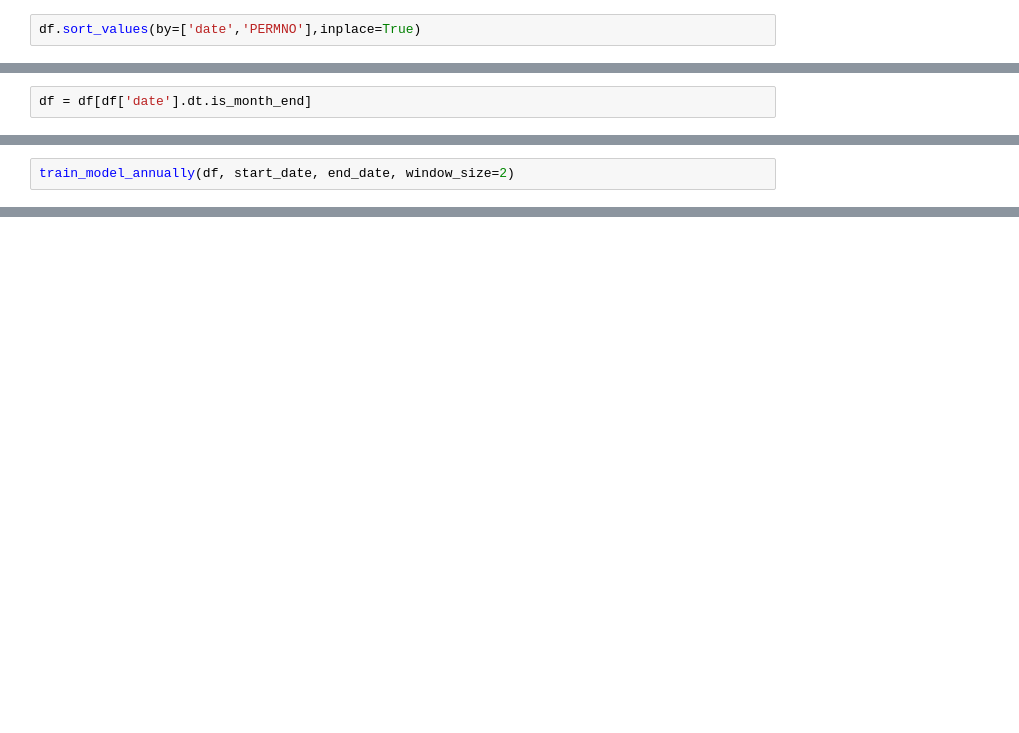
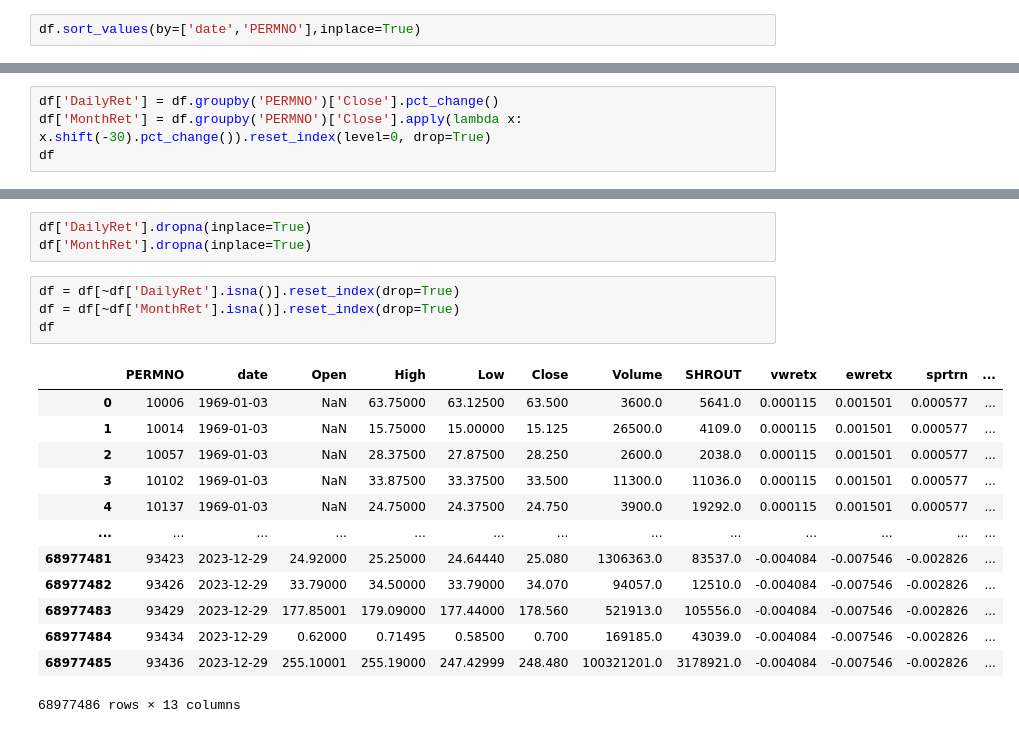
Before and after one commit to tushar2407/MGTF430, a Jupyter notebook: constantq.ipynb, the cells around one changed output, grey strips where cells are left out. Saved outputs shown, nothing was run; the diff lists cells and outputs as text; blank space fills up the shorter version.

```diff
--- a/constantq.ipynb
+++ b/constantq.ipynb
@@ -55,2 +18,0 @@ df
-# %%
-df = df[df['date'].dt.is_month_end]
@@ -304,2 +18,0 @@ warnings.filterwarnings('ignore')
-# %%
-train_model_annually(df, start_date, end_date, window_size=2)
@@ -323,0 +19,4 @@ Train loss: 0.24311377108097076
+# %%
+df['DailyRet'] = df.groupby('PERMNO')['Close'].pct_change()
+df['MonthRet'] = df.groupby('PERMNO')['Close'].apply(lambda x: x.shift(-30).pct_change()).reset_index(level=0, drop=True)
+df
@@ -323,0 +37,21 @@ Train loss: 0.24311377108097076
+# %%
+df['DailyRet'].dropna(inplace=True)
+df['MonthRet'].dropna(inplace=True)
+# %%
+df = df[~df['DailyRet'].isna()].reset_index(drop=True)
+df = df[~df['MonthRet'].isna()].reset_index(drop=True)
+df
+# %% [output]
+|  | PERMNO | date | Open | High | Low | Close | Volume | SHROUT | vwretx | ewretx | sprtrn | ... |
+| 0 | 10006 | 1969-01-03 | NaN | 63.75000 | 63.12500 | 63.500 | 3600.0 | 5641.0 | 0.000115 | 0.001501 | 0.000577 | ... |
+| 1 | 10014 | 1969-01-03 | NaN | 15.75000 | 15.00000 | 15.125 | 26500.0 | 4109.0 | 0.000115 | 0.001501 | 0.000577 | ... |
+| 2 | 10057 | 1969-01-03 | NaN | 28.37500 | 27.87500 | 28.250 | 2600.0 | 2038.0 | 0.000115 | 0.001501 | 0.000577 | ... |
+| 3 | 10102 | 1969-01-03 | NaN | 33.87500 | 33.37500 | 33.500 | 11300.0 | 11036.0 | 0.000115 | 0.001501 | 0.000577 | ... |
+| 4 | 10137 | 1969-01-03 | NaN | 24.75000 | 24.37500 | 24.750 | 3900.0 | 19292.0 | 0.000115 | 0.001501 | 0.000577 | ... |
+| ... | ... | ... | ... | ... | ... | ... | ... | ... | ... | ... | ... | ... |
+| 68977481 | 93423 | 2023-12-29 | 24.92000 | 25.25000 | 24.64440 | 25.080 | 1306363.0 | 83537.0 | -0.004084 | -0.007546 | -0.002826 | ... |
+| 68977482 | 93426 | 2023-12-29 | 33.79000 | 34.50000 | 33.79000 | 34.070 | 94057.0 | 12510.0 | -0.004084 | -0.007546 | -0.002826 | ... |
+| 68977483 | 93429 | 2023-12-29 | 177.85001 | 179.09000 | 177.44000 | 178.560 | 521913.0 | 105556.0 | -0.004084 | -0.007546 | -0.002826 | ... |
+| 68977484 | 93434 | 2023-12-29 | 0.62000 | 0.71495 | 0.58500 | 0.700 | 169185.0 | 43039.0 | -0.004084 | -0.007546 | -0.002826 | ... |
+| 68977485 | 93436 | 2023-12-29 | 255.10001 | 255.19000 | 247.42999 | 248.480 | 100321201.0 | 3178921.0 | -0.004084 | -0.007546 | -0.002826 | ... |
+68977486 rows × 13 columns
```
Also changed, not shown: parts of 53 cells of this notebook, 1 other file.
